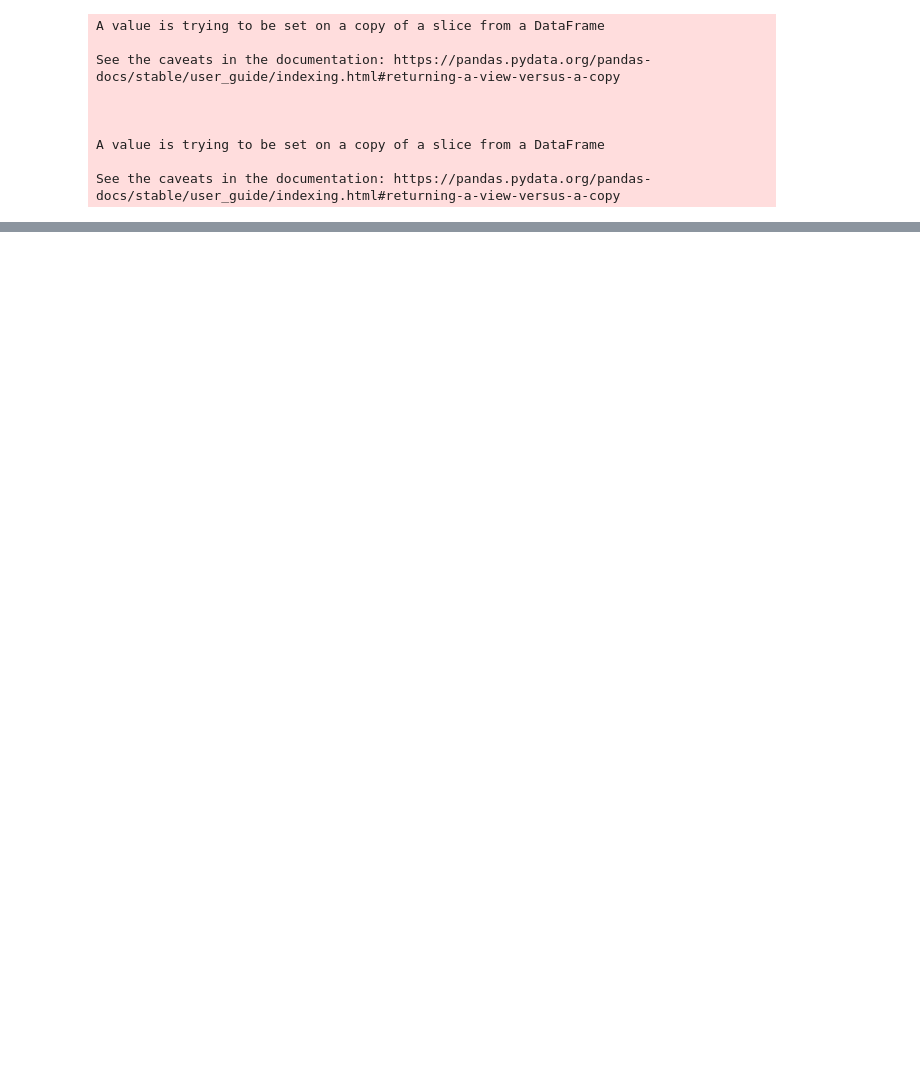
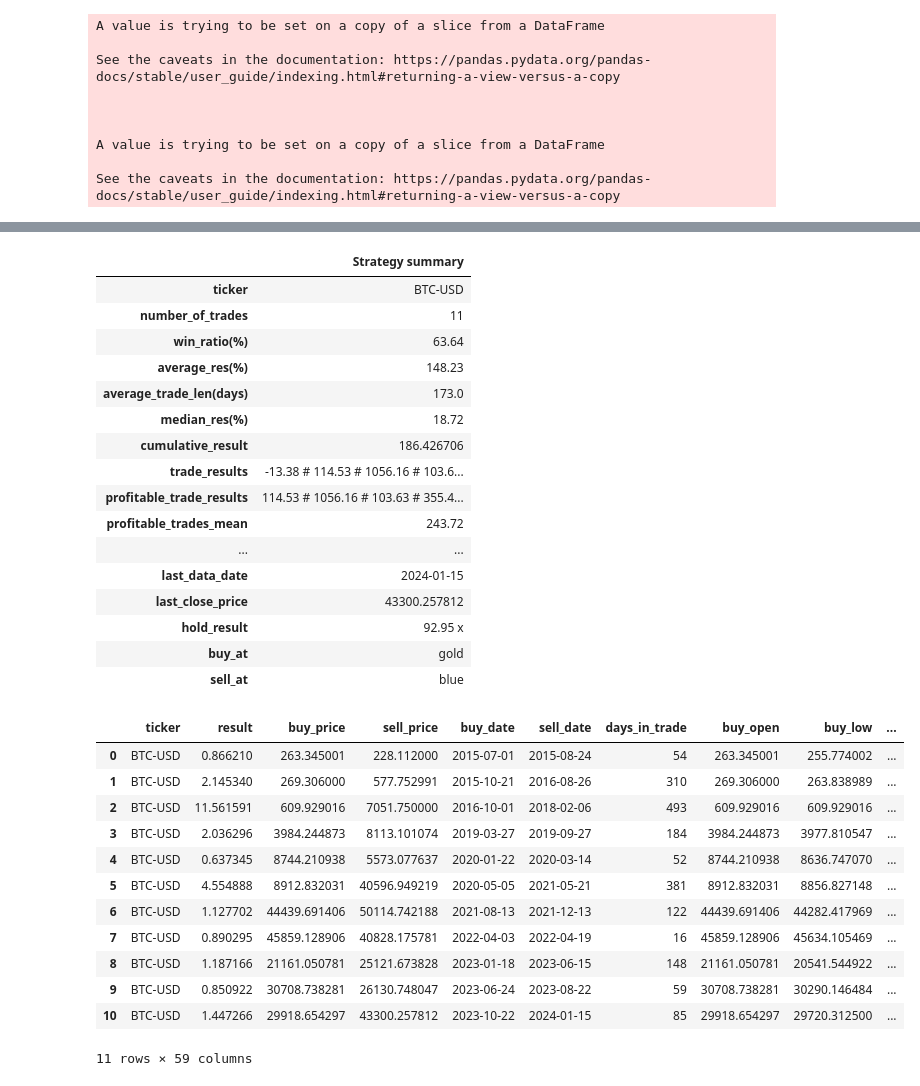
Before and after one commit to misrori/goldhand, a Jupyter notebook: goldhand/examples/generate_pictures.ipynb, the cells around one changed output, grey strips where cells are left out. Cells and saved outputs as stored; diff of their text form; code cells hidden in the pictures; blank space fills up the shorter version.

```diff
--- a/goldhand/examples/generate_pictures.ipynb
+++ b/goldhand/examples/generate_pictures.ipynb
@@ -50,0 +85,36 @@ NameError: name 't' is not defined
+# %%
+ticker = 'BTC-USD'
+data = GoldHand(ticker).df
+backtest = Backtest( data, goldhand_line_strategy,  plot_title=tw.get_plotly_title(ticker), buy_at = 'gold', sell_at = 'blue')
+backtest.summarize_strategy()
+# %% [output]
+|  | Strategy summary |
+| ticker | BTC-USD |
+| number_of_trades | 11 |
+| win_ratio(%) | 63.64 |
+| average_res(%) | 148.23 |
+| average_trade_len(days) | 173.0 |
+| median_res(%) | 18.72 |
+| cumulative_result | 186.426706 |
+| trade_results | -13.38 # 114.53 # 1056.16 # 103.6... |
+| profitable_trade_results | 114.53 # 1056.16 # 103.63 # 355.4... |
+| profitable_trades_mean | 243.72 |
+| ... | ... |
+| last_data_date | 2024-01-15 |
+| last_close_price | 43300.257812 |
+| hold_result | 92.95 x |
+| buy_at | gold |
+| sell_at | blue |
+|  | ticker | result | buy_price | sell_price | buy_date | sell_date | days_in_trade | buy_open | buy_low | ... |
+| 0 | BTC-USD | 0.866210 | 263.345001 | 228.112000 | 2015-07-01 | 2015-08-24 | 54 | 263.345001 | 255.774002 | ... |
+| 1 | BTC-USD | 2.145340 | 269.306000 | 577.752991 | 2015-10-21 | 2016-08-26 | 310 | 269.306000 | 263.838989 | ... |
+| 2 | BTC-USD | 11.561591 | 609.929016 | 7051.750000 | 2016-10-01 | 2018-02-06 | 493 | 609.929016 | 609.929016 | ... |
+| 3 | BTC-USD | 2.036296 | 3984.244873 | 8113.101074 | 2019-03-27 | 2019-09-27 | 184 | 3984.244873 | 3977.810547 | ... |
+| 4 | BTC-USD | 0.637345 | 8744.210938 | 5573.077637 | 2020-01-22 | 2020-03-14 | 52 | 8744.210938 | 8636.747070 | ... |
+| 5 | BTC-USD | 4.554888 | 8912.832031 | 40596.949219 | 2020-05-05 | 2021-05-21 | 381 | 8912.832031 | 8856.827148 | ... |
+| 6 | BTC-USD | 1.127702 | 44439.691406 | 50114.742188 | 2021-08-13 | 2021-12-13 | 122 | 44439.691406 | 44282.417969 | ... |
+| 7 | BTC-USD | 0.890295 | 45859.128906 | 40828.175781 | 2022-04-03 | 2022-04-19 | 16 | 45859.128906 | 45634.105469 | ... |
+| 8 | BTC-USD | 1.187166 | 21161.050781 | 25121.673828 | 2023-01-18 | 2023-06-15 | 148 | 21161.050781 | 20541.544922 | ... |
+| 9 | BTC-USD | 0.850922 | 30708.738281 | 26130.748047 | 2023-06-24 | 2023-08-22 | 59 | 30708.738281 | 30290.146484 | ... |
+| 10 | BTC-USD | 1.447266 | 29918.654297 | 43300.257812 | 2023-10-22 | 2024-01-15 | 85 | 29918.654297 | 29720.312500 | ... |
+11 rows × 59 columns
```
Also changed, not shown: parts of 7 cells of this notebook, 1 other file.
